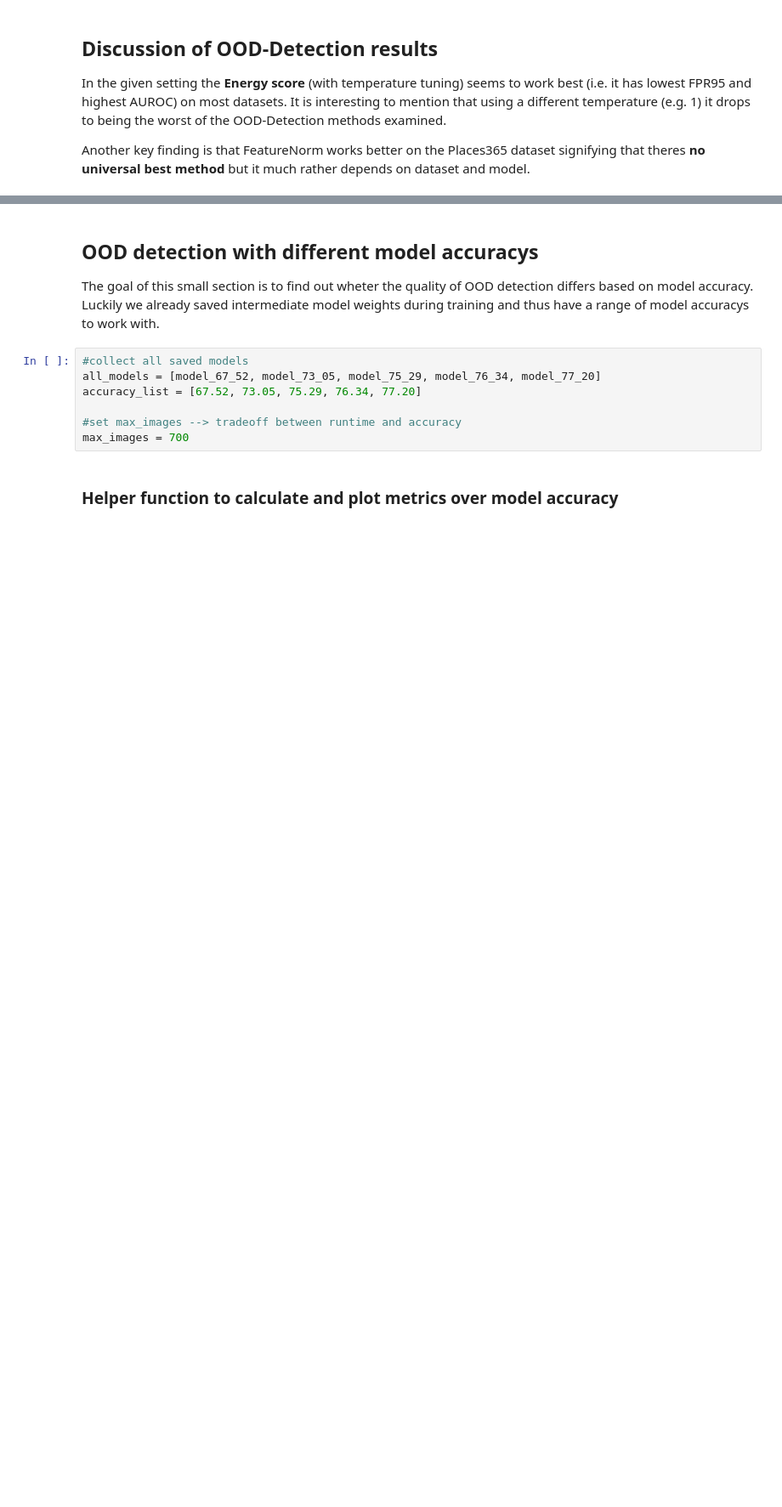
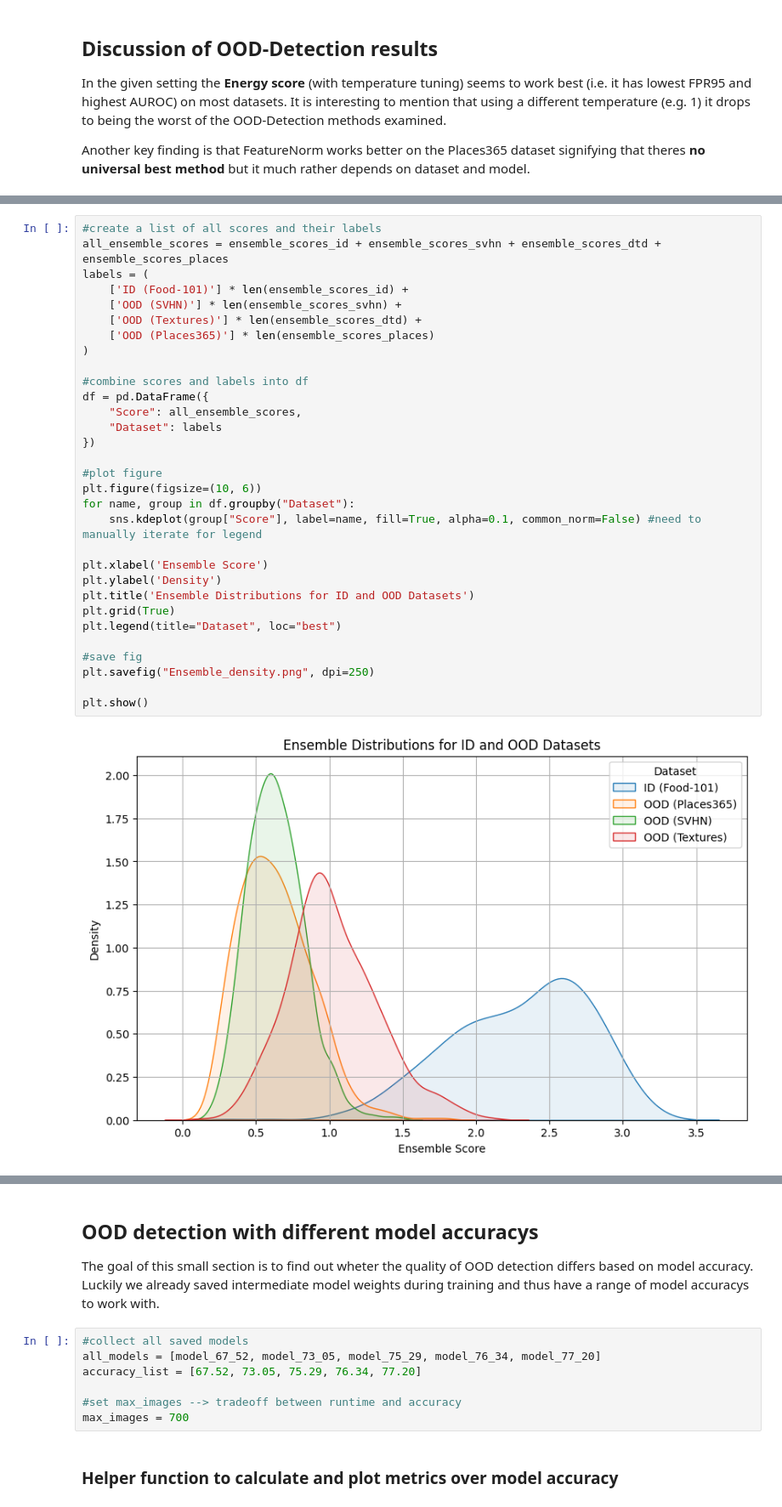
Before and after one commit to Janne-ro/CV-OOD-Detection, a Jupyter notebook: Final_Project.ipynb, the cells around one changed output, grey strips where cells are left out. Shown at 85% size. Saved outputs shown, nothing was run; the diff lists cells and outputs as text; blank space fills up the shorter version.

Commit message:
Add Ensemble Method

```diff
--- a/Final_Project.ipynb
+++ b/Final_Project.ipynb
@@ -1958,0 +2006,33 @@ Another key finding is that FeatureNorm works better on the Places365 dataset si
+# %%
+#create a list of all scores and their labels
+all_ensemble_scores = ensemble_scores_id + ensemble_scores_svhn + ensemble_scores_dtd + ensemble_scores_places
+labels = (
+    ['ID (Food-101)'] * len(ensemble_scores_id) +
+    ['OOD (SVHN)'] * len(ensemble_scores_svhn) +
+    ['OOD (Textures)'] * len(ensemble_scores_dtd) +
+    ['OOD (Places365)'] * len(ensemble_scores_places)
+)
+
+#combine scores and labels into df
+df = pd.DataFrame({
+    "Score": all_ensemble_scores,
+    "Dataset": labels
+})
+
+#plot figure
+plt.figure(figsize=(10, 6))
+for name, group in df.groupby("Dataset"):
+    sns.kdeplot(group["Score"], label=name, fill=True, alpha=0.1, common_norm=False) #need to manually iterate for legend
+
+plt.xlabel('Ensemble Score')
+plt.ylabel('Density')
+plt.title('Ensemble Distributions for ID and OOD Datasets')
+plt.grid(True)
+plt.legend(title="Dataset", loc="best")
+
+#save fig
+plt.savefig("Ensemble_density.png", dpi=250)
+
+plt.show()
+# %% [output]
+[figure, added]
```
Also changed, not shown: parts of 21 cells of this notebook, 1 other file.
